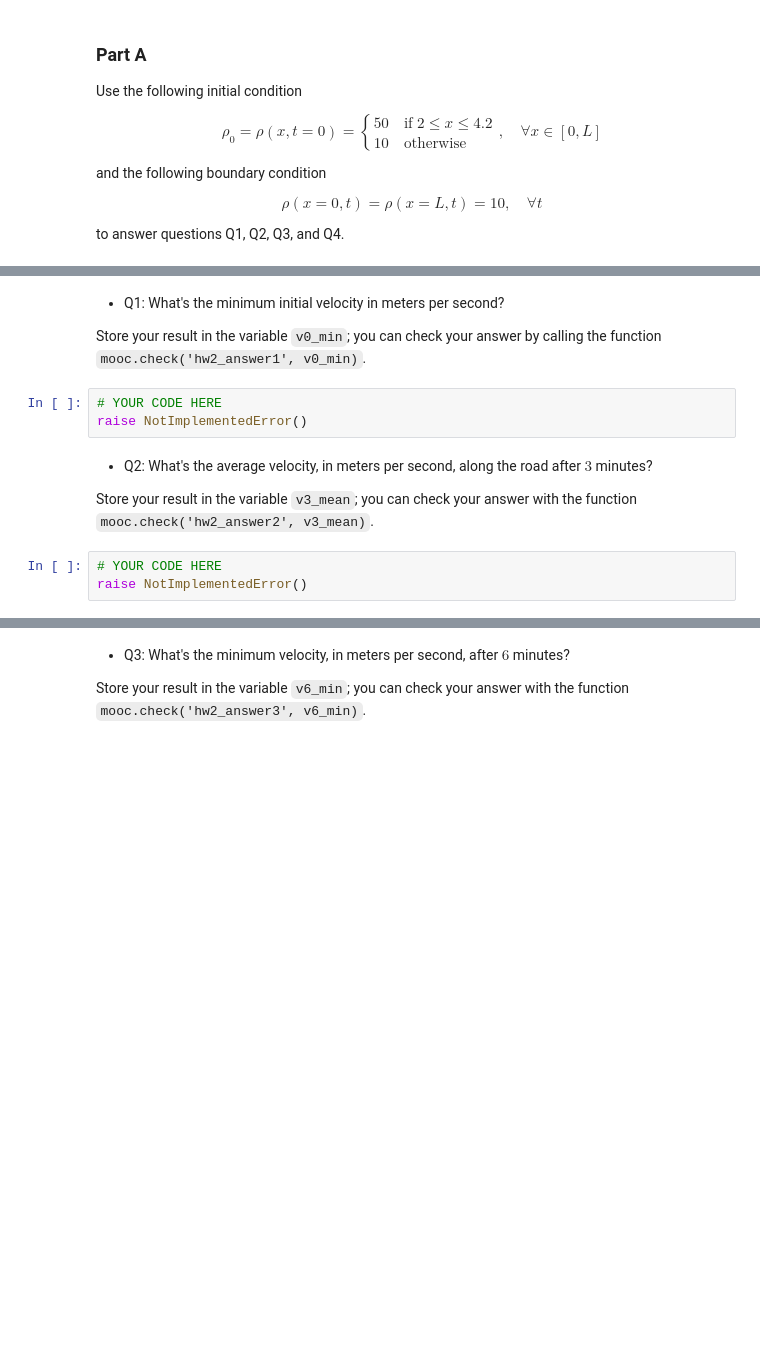
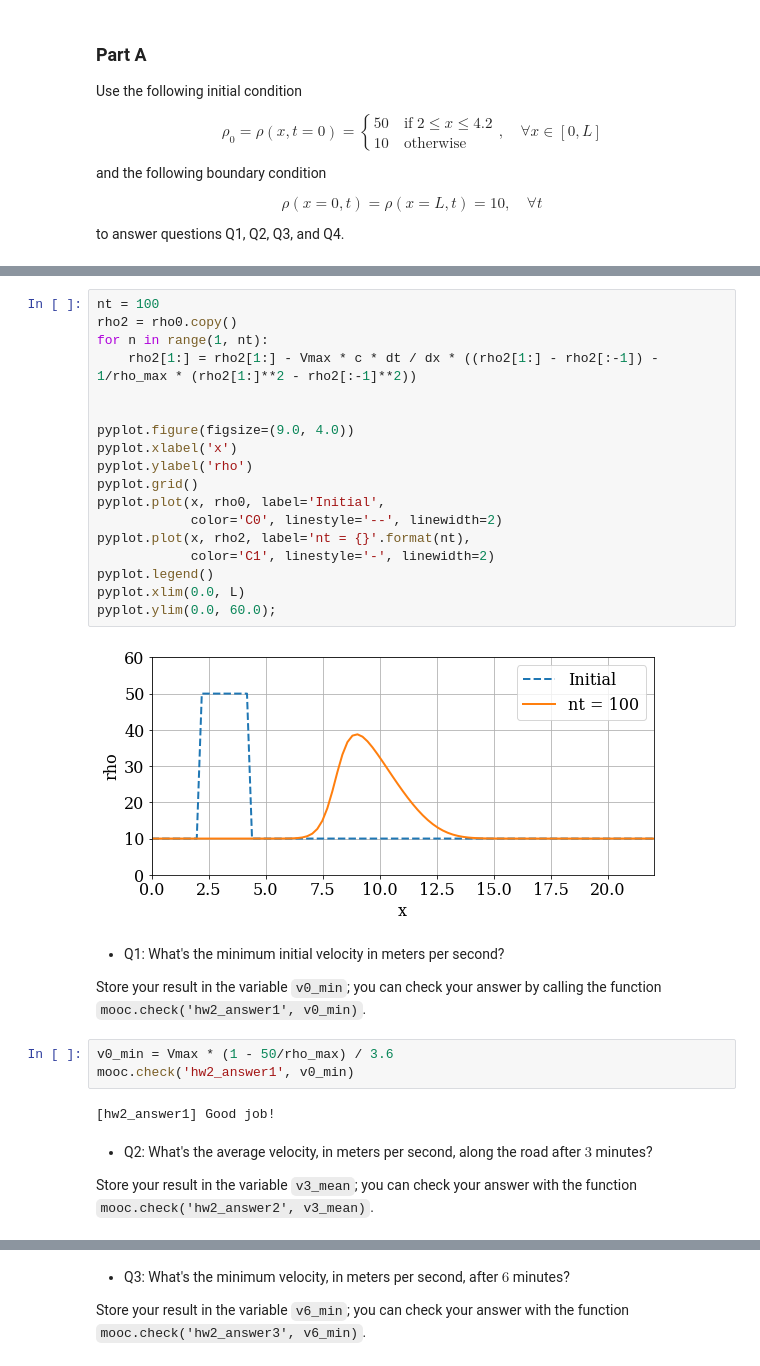
Before and after one commit to tianjiaozhang678/MAE6286, a Jupyter notebook: hw2-tianjiaozhang678-1/Traffic_Flow_Assignment.ipynb, the cells around one changed output, grey strips where cells are left out. Saved outputs shown, nothing was run; the diff lists cells and outputs as text; blank space fills up the shorter version.

```diff
--- a/hw2-tianjiaozhang678-1/Traffic_Flow_Assignment.ipynb
+++ b/hw2-tianjiaozhang678-1/Traffic_Flow_Assignment.ipynb
@@ -131,14 +188,33 @@ raise NotImplementedError()
+# %%
+nt = 100
+rho2 = rho0.copy()
+for n in range(1, nt):
+    rho2[1:] = rho2[1:] - Vmax * c * dt / dx * ((rho2[1:] - rho2[:-1]) - 1/rho_max * (rho2[1:]**2 - rho2[:-1]**2))
+
+
+pyplot.figure(figsize=(9.0, 4.0))
+pyplot.xlabel('x')
+pyplot.ylabel('rho')
+pyplot.grid()
+pyplot.plot(x, rho0, label='Initial',
+            color='C0', linestyle='--', linewidth=2)
+pyplot.plot(x, rho2, label='nt = {}'.format(nt),
+            color='C1', linestyle='-', linewidth=2)
+pyplot.legend()
+pyplot.xlim(0.0, L)
+pyplot.ylim(0.0, 60.0);
+# %% [output]
+[figure, added]
 # %% [markdown]
 * Q1: What's the minimum initial velocity in meters per second?
 
 Store your result in the variable `v0_min`; you can check your answer by calling the function `mooc.check('hw2_answer1', v0_min)`.
-# %%
-# YOUR CODE HERE
-raise NotImplementedError()
+# %%
+v0_min = Vmax * (1 - 50/rho_max) / 3.6
+mooc.check('hw2_answer1', v0_min)
+# %% [output]
+[hw2_answer1] Good job!
 # %% [markdown]
 * Q2: What's the average velocity, in meters per second, along the road after $3$ minutes?
 
 Store your result in the variable `v3_mean`; you can check your answer with the function `mooc.check('hw2_answer2', v3_mean)`.
-# %%
-# YOUR CODE HERE
-raise NotImplementedError()
```
Also changed, not shown: parts of 29 cells of this notebook.
